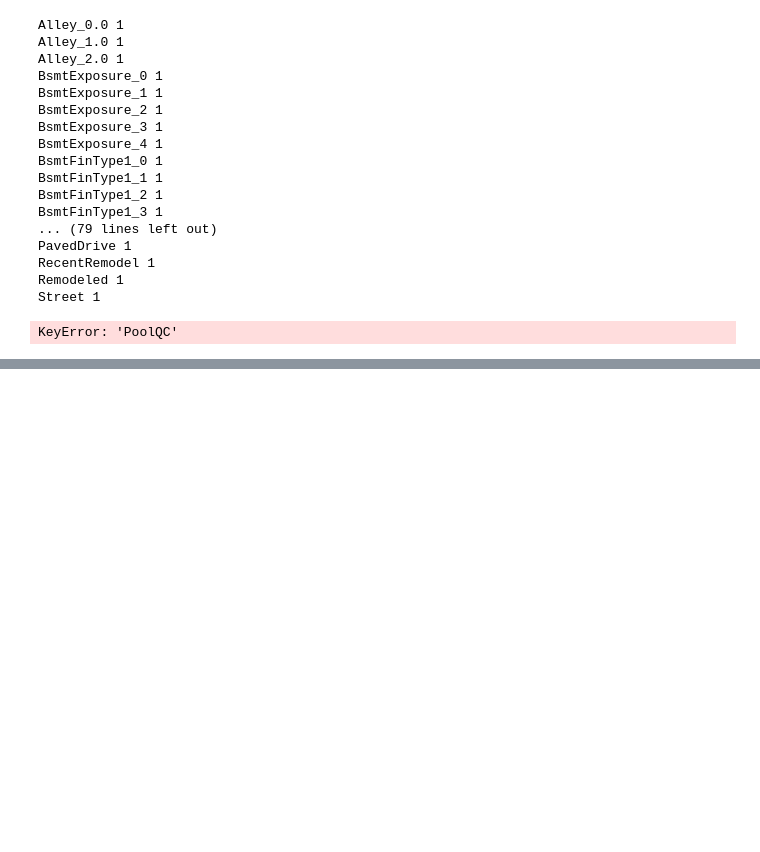
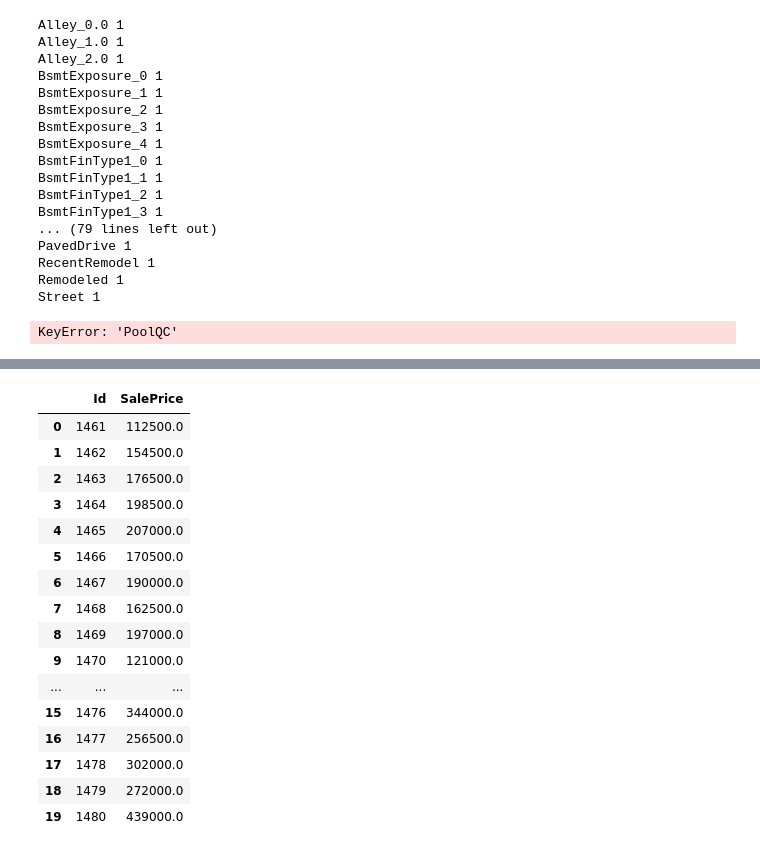
Before and after one commit to markertsean/home_prices, a Jupyter notebook: kernel_tanner.ipynb, the cells around one changed output, grey strips where cells are left out. Cells and saved outputs as stored; diff of their text form; code cells hidden in the pictures; blank space fills up the shorter version.

Commit message:
Possibly finished off. From predictions able to advance previous scores.

```diff
--- a/kernel_tanner.ipynb
+++ b/kernel_tanner.ipynb
@@ -118,0 +431,23 @@ gp.hist_plot( big_df, invest )
+# %%
+id_df  = pd.read_csv( "inp_data/test.csv" )[['Id','Fence']]
+
+norm_df = id_df.copy()
+bag_df  = id_df.copy()
+svr_df  = id_df.copy()
+krr_df  = id_df.copy()
+gbr_df  = id_df.copy()
+bkr_df  = id_df.copy()
+
+norm_df['SalePrice'] = norm_pred
+bag_df ['SalePrice'] =  bag_pred
+svr_df ['SalePrice'] =  10**svr_reg.predict( test_df )
+krr_df ['SalePrice'] =  10**krr_reg.predict( test_df )
+gbr_df ['SalePrice'] =  10**gbr_reg.predict( test_df )
+bkr_df ['SalePrice'] =  10**bag_kernel_reg.predict( test_df )
+
+norm_df = norm_df.drop( ['Fence'], axis=1 )
+bag_df  =  bag_df.drop( ['Fence'], axis=1 )
+svr_df  =  svr_df.drop( ['Fence'], axis=1 )
+krr_df  =  krr_df.drop( ['Fence'], axis=1 )
+gbr_df  =  gbr_df.drop( ['Fence'], axis=1 )
+bkr_df  =  bkr_df.drop( ['Fence'], axis=1 )
@@ -118,0 +473,20 @@ gp.hist_plot( big_df, invest )
+# %%
+bag_df.head(20)
+# %% [output]
+|  | Id | SalePrice |
+| 0 | 1461 | 112500.0 |
+| 1 | 1462 | 154500.0 |
+| 2 | 1463 | 176500.0 |
+| 3 | 1464 | 198500.0 |
+| 4 | 1465 | 207000.0 |
+| 5 | 1466 | 170500.0 |
+| 6 | 1467 | 190000.0 |
+| 7 | 1468 | 162500.0 |
+| 8 | 1469 | 197000.0 |
+| 9 | 1470 | 121000.0 |
+| ... | ... | ... |
+| 15 | 1476 | 344000.0 |
+| 16 | 1477 | 256500.0 |
+| 17 | 1478 | 302000.0 |
+| 18 | 1479 | 272000.0 |
+| 19 | 1480 | 439000.0 |
```
Also changed, not shown: parts of 34 cells of this notebook, 1 other file.
